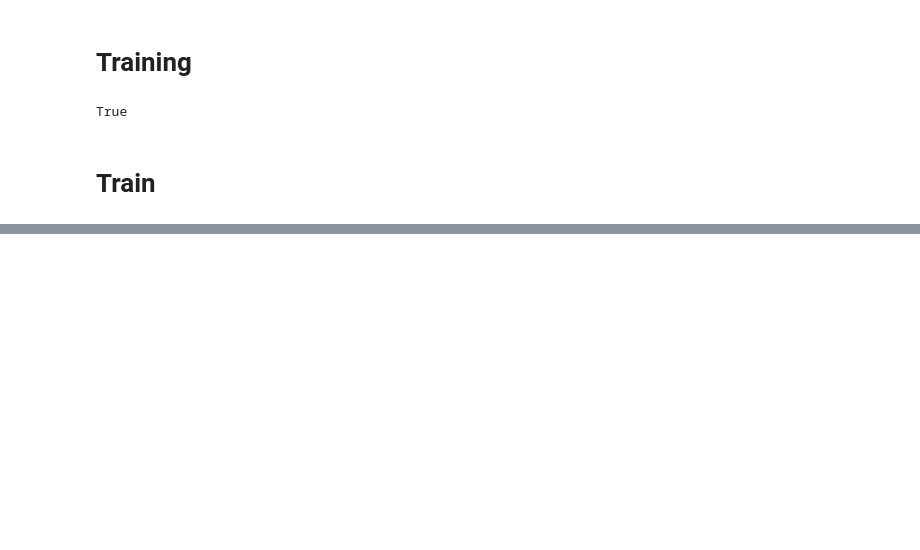
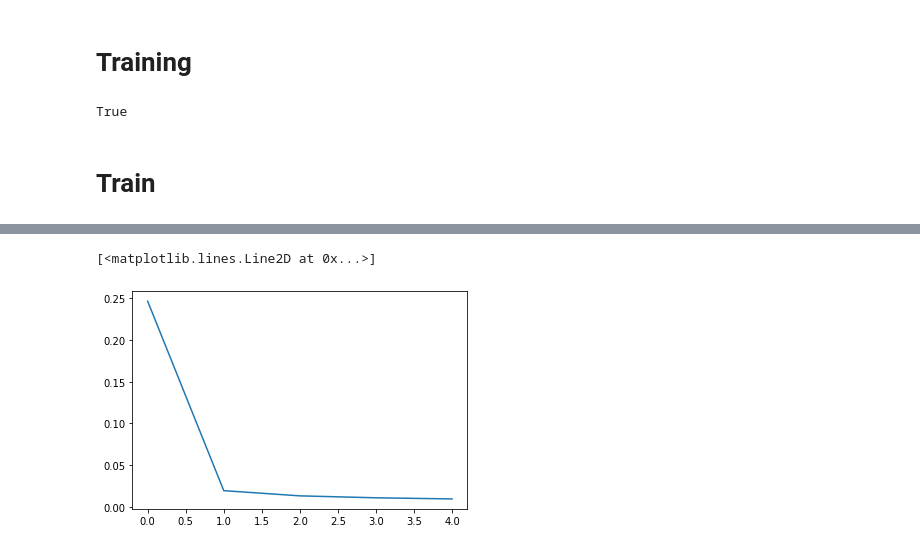
Before and after one commit to shih61/deep-learnging-3d-object-dectation, a Jupyter notebook: PSPNet_ResNet.ipynb, the cells around one changed output, grey strips where cells are left out. Drawn from its saved outputs; the diff is of its cells as text; code cells hidden in the pictures; blank space fills up the shorter version.

```diff
--- a/PSPNet_ResNet.ipynb
+++ b/PSPNet_ResNet.ipynb
@@ -891,0 +917,7 @@ optim = RAdam(net.parameters(), lr=1e-3)
+# %%
+losses = [0.24649781,0.019393962,0.013151167,0.010835841, 0.009487289]
+import matplotlib.pyplot as plt
+plt.plot(losses)
+# %% [output]
+[<matplotlib.lines.Line2D at 0x...>]
+[figure, added]
```
Also changed, not shown: parts of 2 cells of this notebook.
